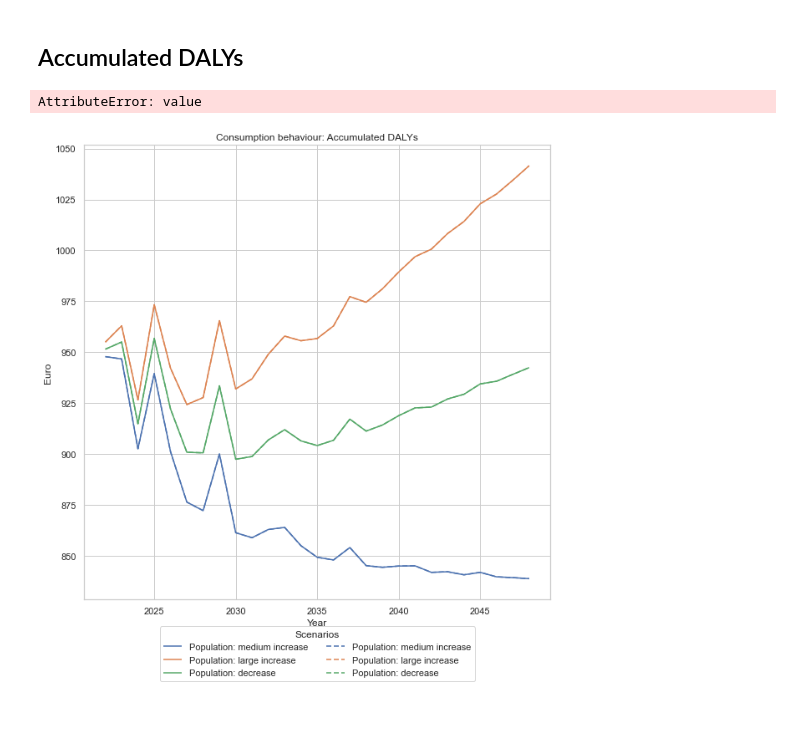
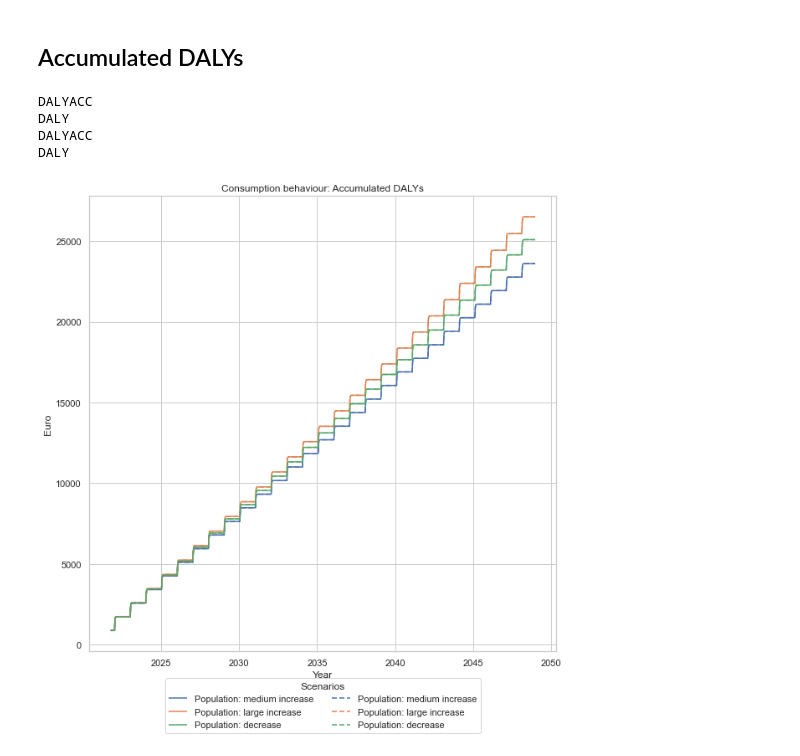
Before and after one commit to Lischip/asd, a Jupyter notebook: notebooks/behaviourplot_new.ipynb, the cells around one changed output. Cells and saved outputs as stored; diff of their text form; code cells hidden in the pictures; blank space fills up the shorter version.

Commit message:
all visuals!

```diff
--- a/notebooks/behaviourplot_new.ipynb
+++ b/notebooks/behaviourplot_new.ipynb
@@ -107,8 +107,8 @@ namedict = {"base": "base",
 class DATA(Enum):
     COI = "Cost of Illness"
     DALY = "DALY"
-    COIACC = "Cost of Illness"
-    DALYACC = "DALY"
+    COIACC = "aCost of Illness"
+    DALYACC = "aDALY"
     MEAT = "contaminated meat"
     ENVH = "human infection from environment"
     ENVC = "rate of chicken infection from environment"
@@ -156,12 +156,15 @@ def data_processing(loc):
     return df
 
 def get_data(data, df, scenarios):
-    df = pd.DataFrame(df.loc[data_df.index.str.contains(DATA.value)])
-    print(DATA[data])
-    if data in [DATA.COI, DATA.DALY]:
+
+    if data.name in [DATA.COI.name, DATA.DALY.name]:
+        df = pd.DataFrame(df.loc[data_df.index.str.contains(data.value)])
         return _coi_processing(df, scenarios)
+    elif data.name in [DATA.COIACC.name, DATA.DALYACC.name]:
+        df = pd.DataFrame(df.loc[data_df.index.str.contains(data.value[1:])])
+        return _meat_processing(df, scenarios)
     else:
-        print("meat")
+        df = pd.DataFrame(df.loc[data_df.index.str.contains(data.value)])
         return _meat_processing(df, scenarios)
 # %%
 # Because we like colour consistency
@@ -304,20 +307,23 @@ plt.show()
 policy_daly = get_data(DATA.DALYACC, data_df, scenarios)
 base_daly = get_data(DATA.DALYACC, base_df, base_scenarios)
 # %% [output]
-AttributeError: value
+DALYACC
+DALY
+DALYACC
+DALY
 # %%
 fig, ax = plt.subplots(figsize = (10,10))
 
-if policy_meat.shape[1] >= 1:
+if policy_daly.shape[1] >= 1:
     sns.lineplot(data=policy_daly.loc[policy_daly.index >= 2021.75], color=colors, dashes=[(1, 0)] * len(scenarios))
-if base_meat.shape[1] >= 1:
+if base_daly.shape[1] >= 1:
     sns.lineplot(data=base_daly.loc[base_daly.index >= 2021.75], color=colors_base, dashes=[(4, 2)] * len(base_scenarios))
 
 plt.xlabel('Year'); plt.ylabel('Euro')
 plt.title(policy + ': Accumulated DALYs')
 plt.legend(title="Scenarios", ncol=2, fancybox=True, bbox_to_anchor=(0, -0.13-(0.02*num_scen), 1, 1), loc="lower center")
 ax.grid(True)
 plt.savefig("../images/" + loc[:2] + "_adaly.png", dpi=300, bbox_inches='tight')
 plt.show()
 # %% [output]
-[figure, old version]
+[figure, new version]
```
Also changed, not shown: parts of 1 cell of this notebook, 48 other files.
